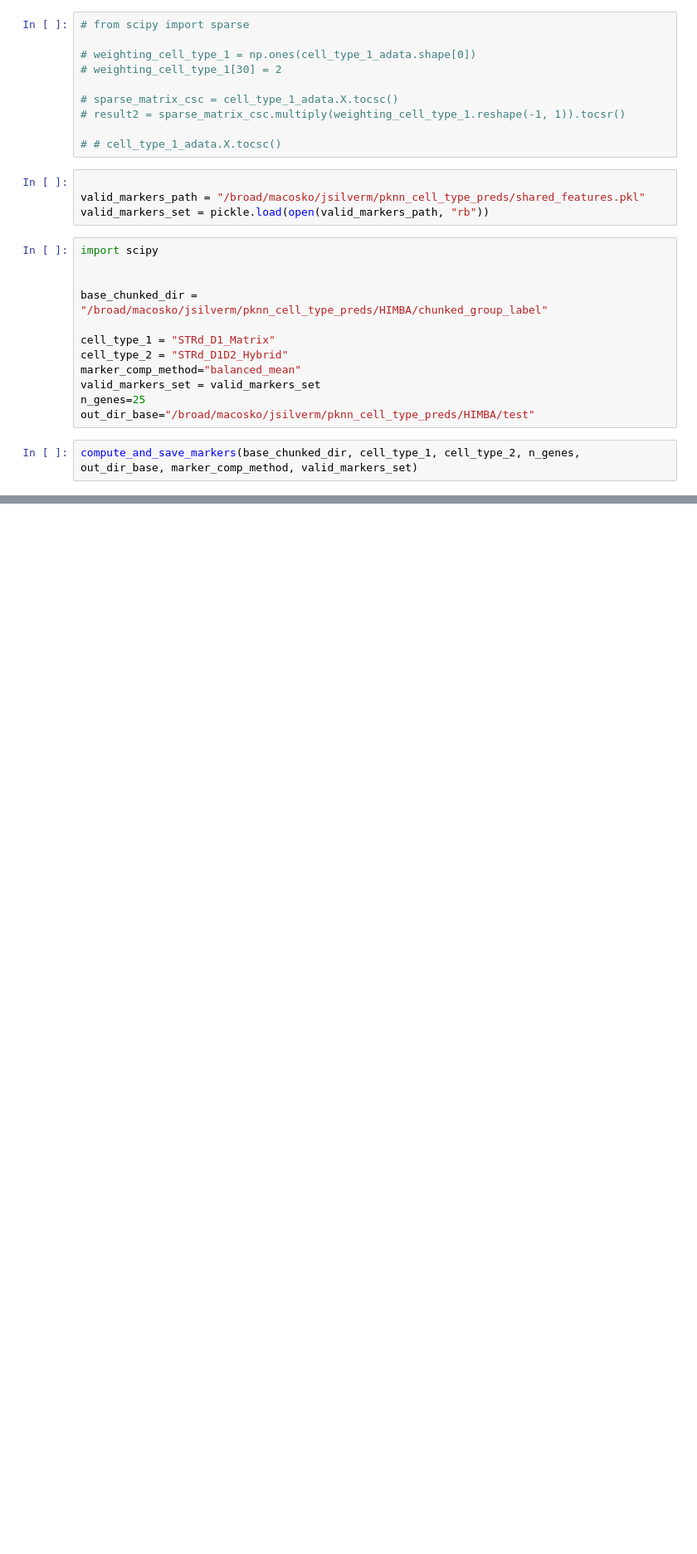
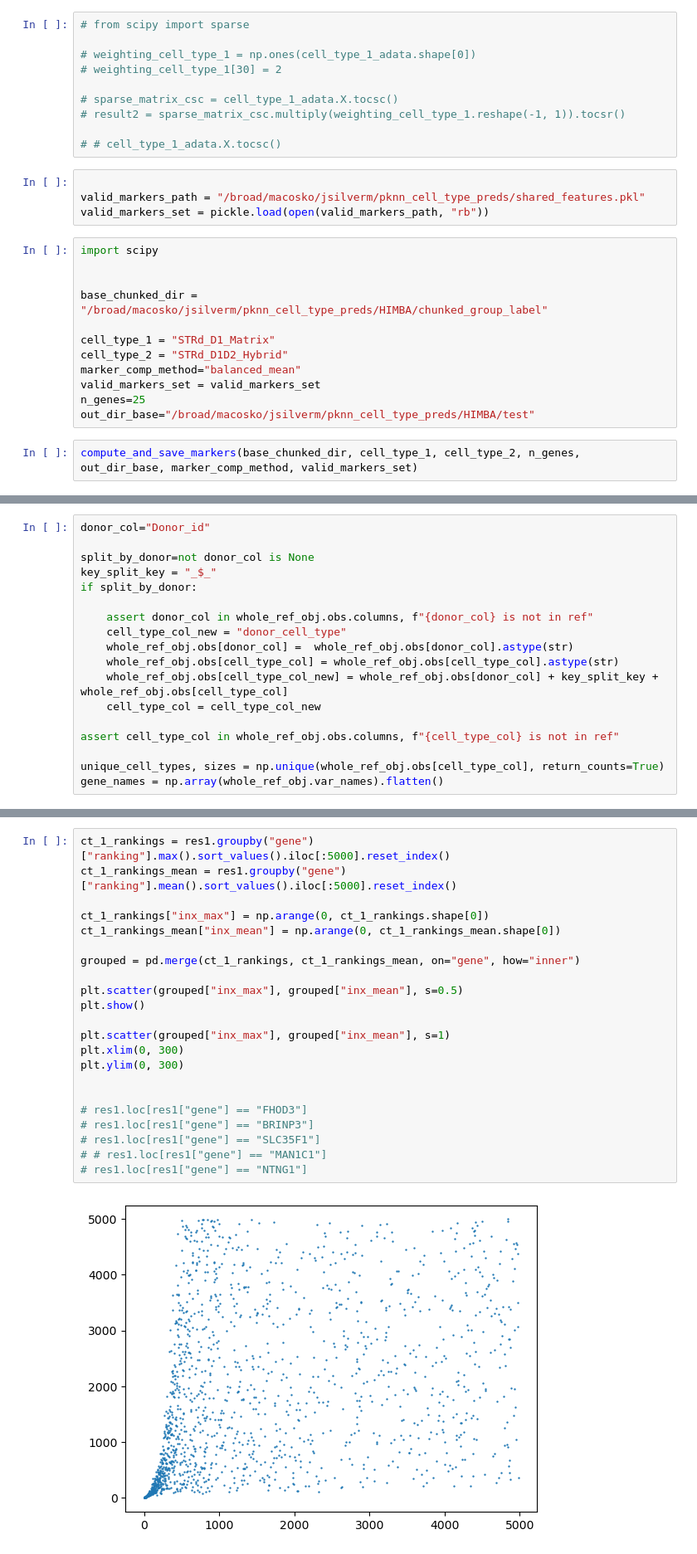
Before and after one commit to MacoskoLab/pknn_repo, a Jupyter notebook: 00_working_notebook.ipynb, the cells around one changed output, grey strips where cells are left out. Shown at 83% size. Drawn from its saved outputs; the diff is of its cells as text; blank space fills up the shorter version.

```diff
--- a/00_working_notebook.ipynb
+++ b/00_working_notebook.ipynb
@@ -176,0 +234,18 @@ compute_and_save_markers(base_chunked_dir, cell_type_1, cell_type_2, n_genes, ou
+# %%
+donor_col="Donor_id"
+
+split_by_donor=not donor_col is None
+key_split_key = "_$_"
+if split_by_donor:
+
+    assert donor_col in whole_ref_obj.obs.columns, f"{donor_col} is not in ref"
+    cell_type_col_new = "donor_cell_type"
+    whole_ref_obj.obs[donor_col] =  whole_ref_obj.obs[donor_col].astype(str)
+    whole_ref_obj.obs[cell_type_col] = whole_ref_obj.obs[cell_type_col].astype(str)
+    whole_ref_obj.obs[cell_type_col_new] = whole_ref_obj.obs[donor_col] + key_split_key + whole_ref_obj.obs[cell_type_col]
+    cell_type_col = cell_type_col_new
+
+assert cell_type_col in whole_ref_obj.obs.columns, f"{cell_type_col} is not in ref"
+
+unique_cell_types, sizes = np.unique(whole_ref_obj.obs[cell_type_col], return_counts=True)
+gene_names = np.array(whole_ref_obj.var_names).flatten()
@@ -176,0 +447,24 @@ compute_and_save_markers(base_chunked_dir, cell_type_1, cell_type_2, n_genes, ou
+# %%
+ct_1_rankings = res1.groupby("gene")["ranking"].max().sort_values().iloc[:5000].reset_index()
+ct_1_rankings_mean = res1.groupby("gene")["ranking"].mean().sort_values().iloc[:5000].reset_index()
+
+ct_1_rankings["inx_max"] = np.arange(0, ct_1_rankings.shape[0])
+ct_1_rankings_mean["inx_mean"] = np.arange(0, ct_1_rankings_mean.shape[0])
+
+grouped = pd.merge(ct_1_rankings, ct_1_rankings_mean, on="gene", how="inner")
+
+plt.scatter(grouped["inx_max"], grouped["inx_mean"], s=0.5)
+plt.show()
+
+plt.scatter(grouped["inx_max"], grouped["inx_mean"], s=1)
+plt.xlim(0, 300)
+plt.ylim(0, 300)
+
+
+# res1.loc[res1["gene"] == "FHOD3"]
+# res1.loc[res1["gene"] == "BRINP3"]
+# res1.loc[res1["gene"] == "SLC35F1"]
+# # res1.loc[res1["gene"] == "MAN1C1"]
+# res1.loc[res1["gene"] == "NTNG1"]
+# %% [output]
+[figure, added]
```
Also changed, not shown: parts of 18 cells of this notebook, 5 other files.
